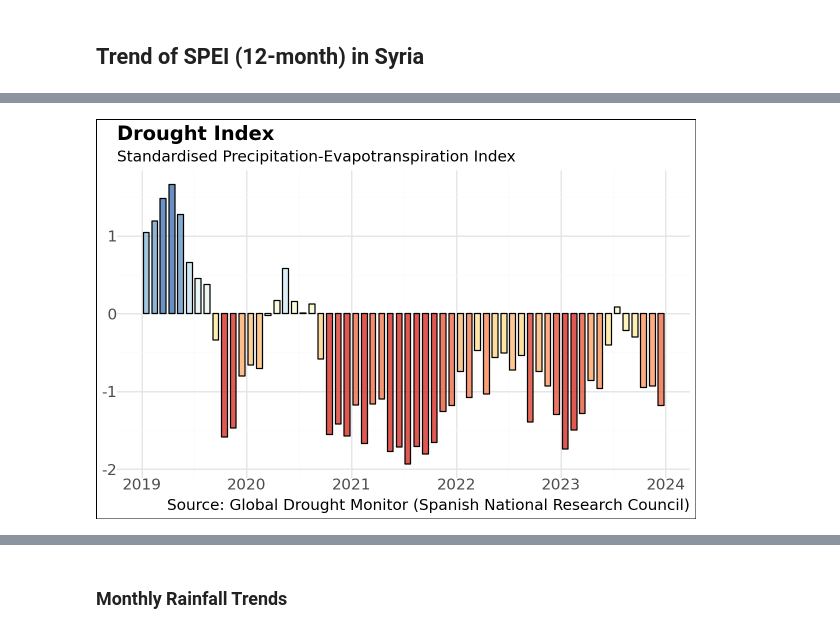
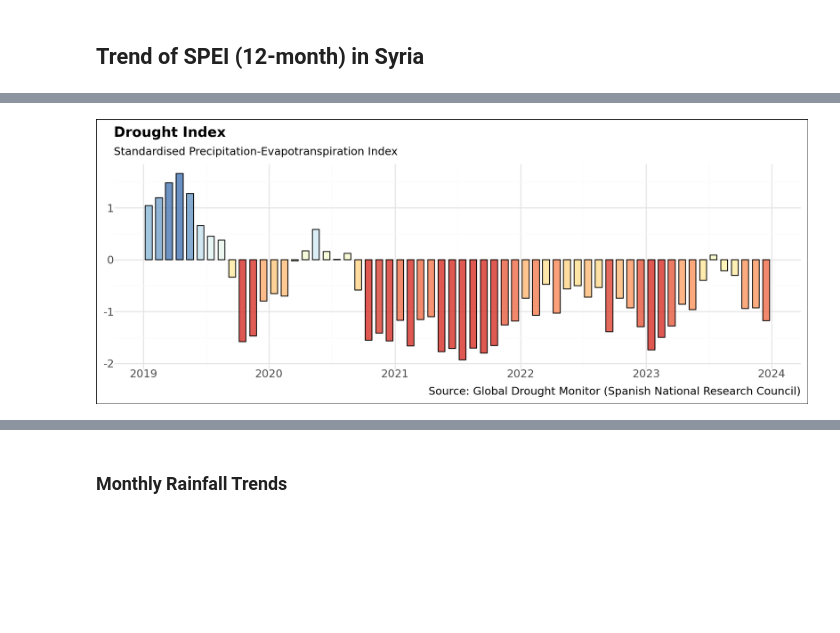
Before and after one commit to datapartnership/syria-economic-monitor, a Jupyter notebook: notebooks/vegetation-conditions/drought.ipynb, the cells around one changed output, grey strips where cells are left out. Cells and saved outputs as stored; diff of their text form; code cells hidden in the pictures; blank space fills up the shorter version.

Commit message:
Syria veg jan 2025 2 (#98)
* updating webbook for 2024

* repushing updates for end of 2024

---------

Co-authored-by: Isha Asalla <isha9a@umd.edu>

```diff
--- a/notebooks/vegetation-conditions/drought.ipynb
+++ b/notebooks/vegetation-conditions/drought.ipynb
@@ -97,7 +95,5 @@ The Global SPEI Database only contains data up to 2022. The authors also provide
 
 *An important difference between the data sources is that the SPEI Global Drought Monitor is based on the Thortnthwaite equation for estimating potential evapotranspiration, PET. This is due to the lack of real-time data sources for computing more robust PET estimations which have larger data requirements.*
 # %%
-base_path = (
-    "C:\\Users\\ishaa\\OneDrive\\Desktop\\DataLab\\Syria\\syria-economic-monitor"
-)
+base_path = "C:\\Users\\ishaa\\OneDrive\\Desktop\\DataLab\\Syria\\syria-economic-monitor"
 # %%
@@ -283,35 +280,35 @@ clipped = ds2.rio.clip(adm0_syr.geometry.values, adm0_syr.crs, drop=True, invert
 country_median = clipped.median(dim=["lat", "lon"])
 df = country_median["spei"].to_dataframe().reset_index()
 df.loc[:, "ymd"] = df["time"].dt.strftime("%Y-%m-%d")
 df.loc[:, "group"] = 1
 
 font = "Roboto"
 p = (
     ggplot(df, aes(x="ymd", y="spei", group="group", fill="spei"))
     + geom_bar(alpha=0.8, stat="identity", color="black", width=20)
     + labs(
         x="",
         subtitle="Standardised Precipitation-Evapotranspiration Index",
         title="Drought Index",
         y="",
         caption="Source: Global Drought Monitor (Spanish National Research Council)",
     )
     + theme_minimal()
     + theme(
         plot_background=element_rect(fill="white"),
-        figure_size=(6, 4),
+        figure_size=(10, 4),
         text=element_text(family=font, size=11),
         plot_title=element_text(family=font, size=14, weight="bold"),
         legend_position="none",
     )
     + scale_fill_distiller(
         type="div", palette="RdYlBu", direction=1, limits=(-1.5, 1.5)
     )
     + scale_x_datetime(breaks=date_breaks("1 year"), labels=date_format("%Y"))
 )
 p
 # %% [output]
-[figure, old version]
+[figure, new version]
 # %%
 # Load CHIRPS dataset
 chirps = ee.ImageCollection("UCSB-CHG/CHIRPS/DAILY")
```
Also changed, not shown: parts of 37 cells of this notebook, 27 other files.
